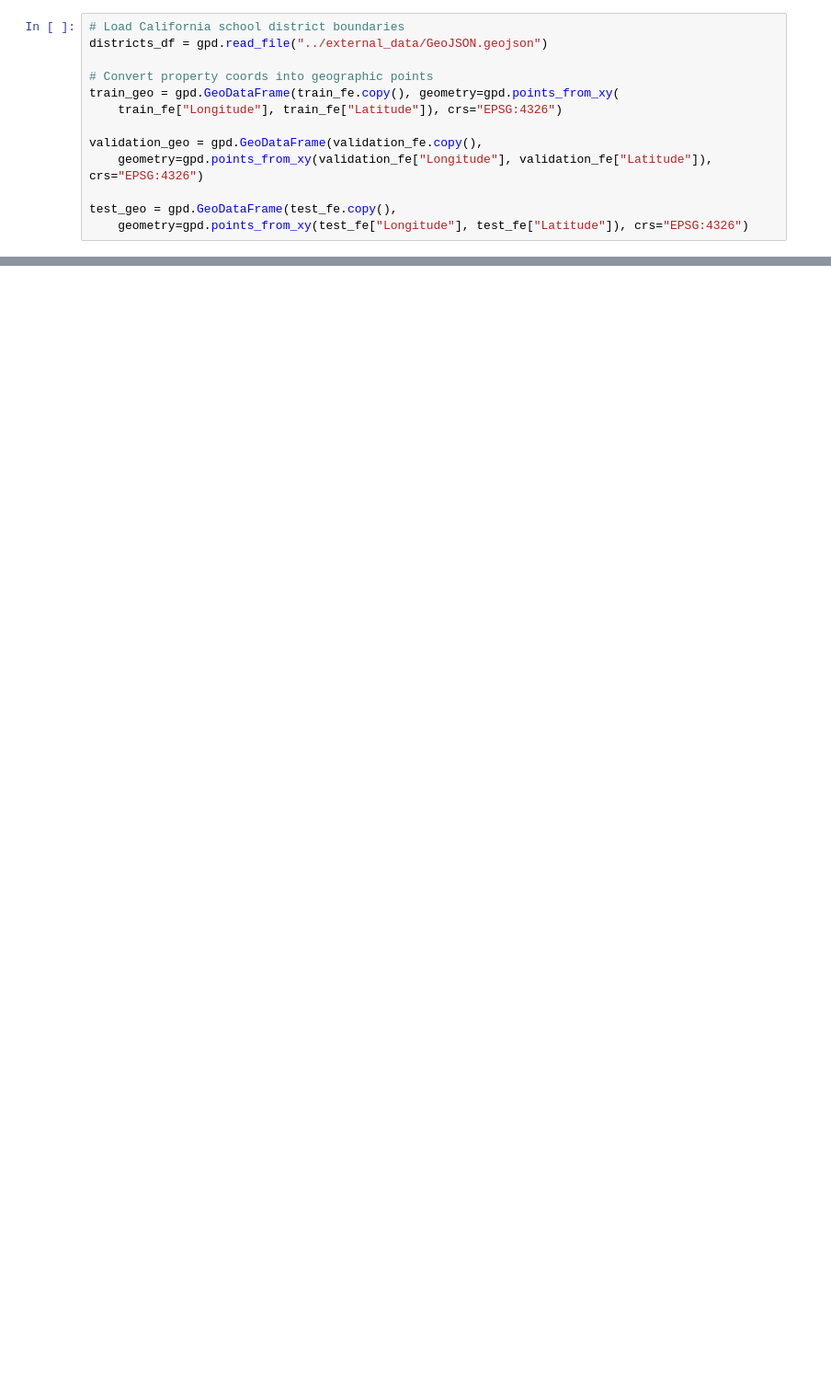
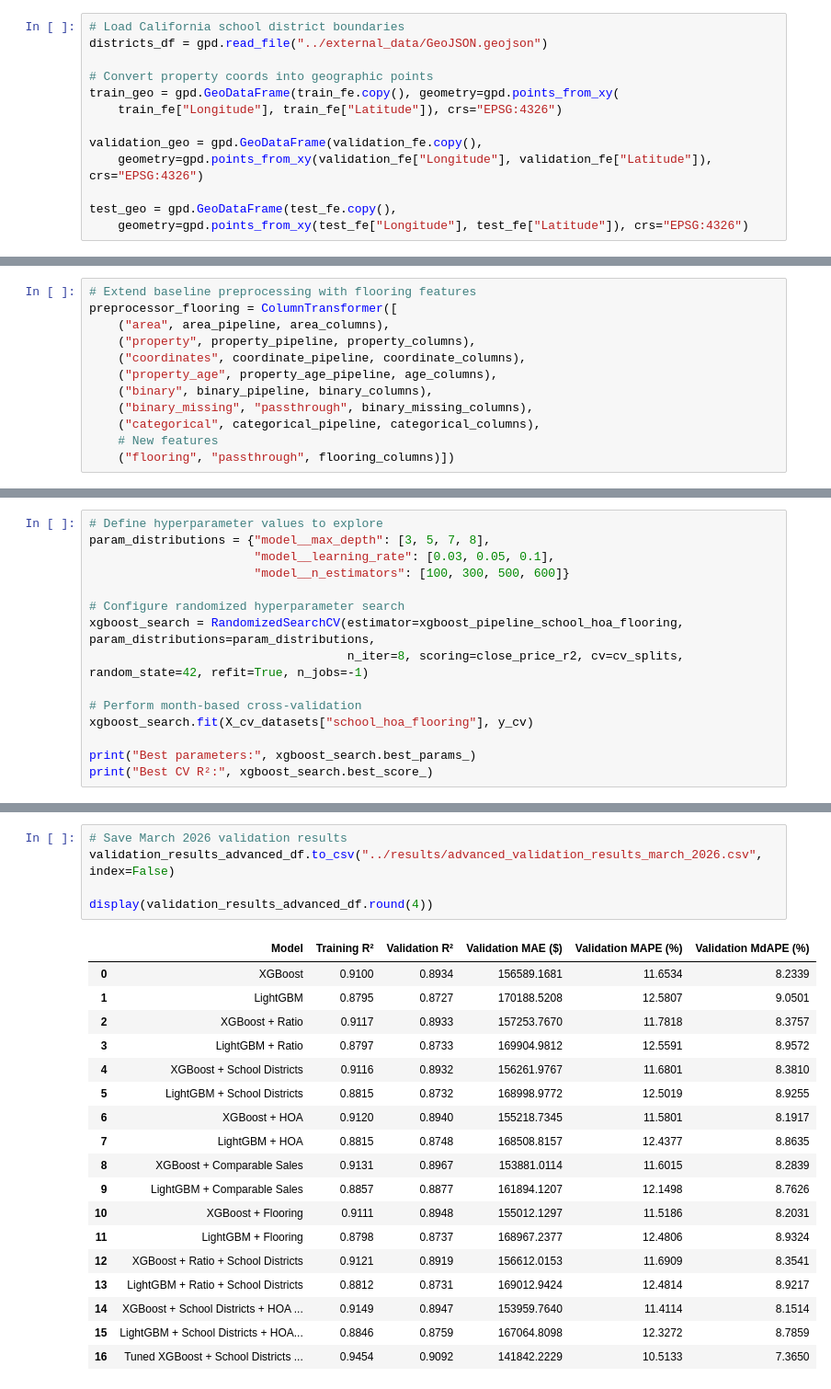
Before and after one commit to Jehad142/IDX-Exchange-Data-Science, a Jupyter notebook: notebooks/05_advanced_models.ipynb, the cells around one changed output, grey strips where cells are left out. Shown at 92% size. Cells and saved outputs as stored; diff of their text form; blank space fills up the shorter version.

```diff
--- a/notebooks/05_advanced_models.ipynb
+++ b/notebooks/05_advanced_models.ipynb
@@ -483,0 +561,12 @@ The same preprocessing steps and chronological training data are used across all
+# %%
+# Extend baseline preprocessing with flooring features
+preprocessor_flooring = ColumnTransformer([
+    ("area", area_pipeline, area_columns),
+    ("property", property_pipeline, property_columns),
+    ("coordinates", coordinate_pipeline, coordinate_columns),
+    ("property_age", property_age_pipeline, age_columns),
+    ("binary", binary_pipeline, binary_columns),
+    ("binary_missing", "passthrough", binary_missing_columns),
+    ("categorical", categorical_pipeline, categorical_columns),
+    # New features
+    ("flooring", "passthrough", flooring_columns)])
@@ -682,0 +791,15 @@ Note: Test evaluation and further analysis are intentionally deferred until the
+# %%
+# Define hyperparameter values to explore
+param_distributions = {"model__max_depth": [3, 5, 7, 8],
+                       "model__learning_rate": [0.03, 0.05, 0.1],
+                       "model__n_estimators": [100, 300, 500, 600]}
+
+# Configure randomized hyperparameter search
+xgboost_search = RandomizedSearchCV(estimator=xgboost_pipeline_school_hoa_flooring, param_distributions=param_distributions,
+                                    n_iter=8, scoring=close_price_r2, cv=cv_splits, random_state=42, refit=True, n_jobs=-1)
+
+# Perform month-based cross-validation
+xgboost_search.fit(X_cv_datasets["school_hoa_flooring"], y_cv)
+
+print("Best parameters:", xgboost_search.best_params_)
+print("Best CV R²:", xgboost_search.best_score_)
@@ -682,0 +1042,24 @@ Note: Test evaluation and further analysis are intentionally deferred until the
+# %%
+# Save March 2026 validation results
+validation_results_advanced_df.to_csv("../results/advanced_validation_results_march_2026.csv", index=False)
+
+display(validation_results_advanced_df.round(4))
+# %% [output]
+|  | Model | Training R² | Validation R² | Validation MAE ($) | Validation MAPE (%) | Validation MdAPE (%) |
+| 0 | XGBoost | 0.9100 | 0.8934 | 156589.1681 | 11.6534 | 8.2339 |
+| 1 | LightGBM | 0.8795 | 0.8727 | 170188.5208 | 12.5807 | 9.0501 |
+| 2 | XGBoost + Ratio | 0.9117 | 0.8933 | 157253.7670 | 11.7818 | 8.3757 |
+| 3 | LightGBM + Ratio | 0.8797 | 0.8733 | 169904.9812 | 12.5591 | 8.9572 |
+| 4 | XGBoost + School Districts | 0.9116 | 0.8932 | 156261.9767 | 11.6801 | 8.3810 |
+| 5 | LightGBM + School Districts | 0.8815 | 0.8732 | 168998.9772 | 12.5019 | 8.9255 |
+| 6 | XGBoost + HOA | 0.9120 | 0.8940 | 155218.7345 | 11.5801 | 8.1917 |
+| 7 | LightGBM + HOA | 0.8815 | 0.8748 | 168508.8157 | 12.4377 | 8.8635 |
+| 8 | XGBoost + Comparable Sales | 0.9131 | 0.8967 | 153881.0114 | 11.6015 | 8.2839 |
+| 9 | LightGBM + Comparable Sales | 0.8857 | 0.8877 | 161894.1207 | 12.1498 | 8.7626 |
+| 10 | XGBoost + Flooring | 0.9111 | 0.8948 | 155012.1297 | 11.5186 | 8.2031 |
+| 11 | LightGBM + Flooring | 0.8798 | 0.8737 | 168967.2377 | 12.4806 | 8.9324 |
+| 12 | XGBoost + Ratio + School Districts | 0.9121 | 0.8919 | 156612.0153 | 11.6909 | 8.3541 |
+| 13 | LightGBM + Ratio + School Districts | 0.8812 | 0.8731 | 169012.9424 | 12.4814 | 8.9217 |
+| 14 | XGBoost + School Districts + HOA ... | 0.9149 | 0.8947 | 153959.7640 | 11.4114 | 8.1514 |
+| 15 | LightGBM + School Districts + HOA... | 0.8846 | 0.8759 | 167064.8098 | 12.3272 | 8.7859 |
+| 16 | Tuned XGBoost + School Districts ... | 0.9454 | 0.9092 | 141842.2229 | 10.5133 | 7.3650 |
```
Also changed, not shown: parts of 64 cells of this notebook.
